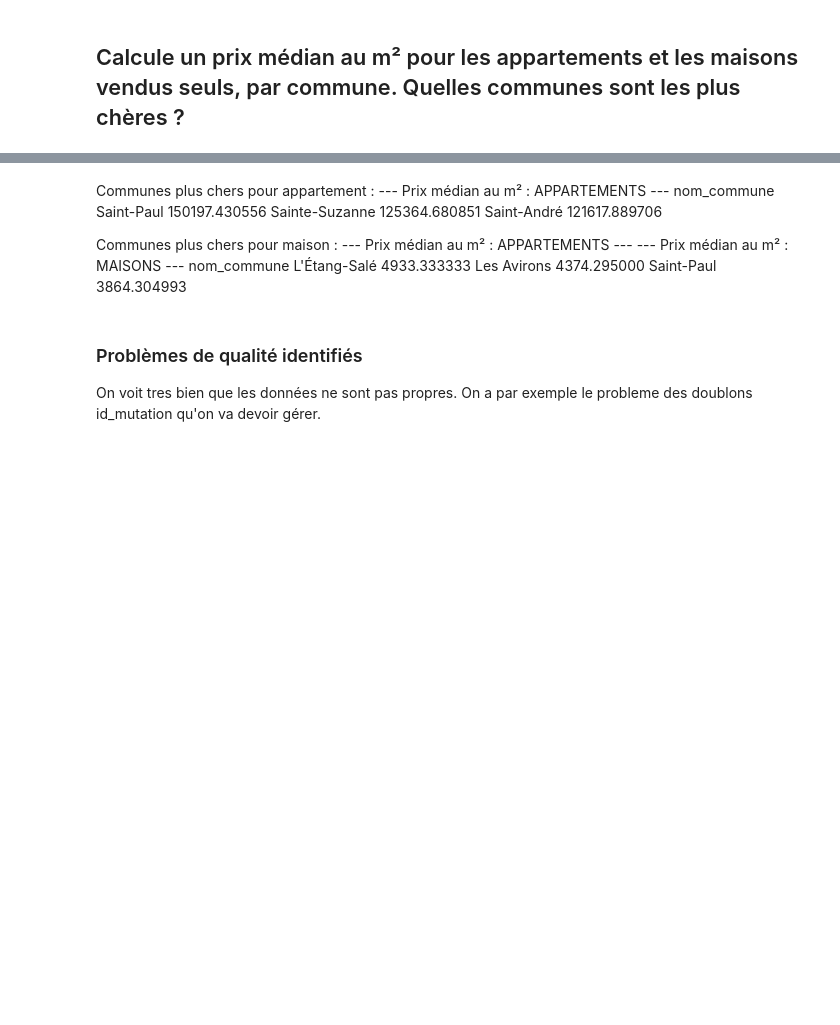
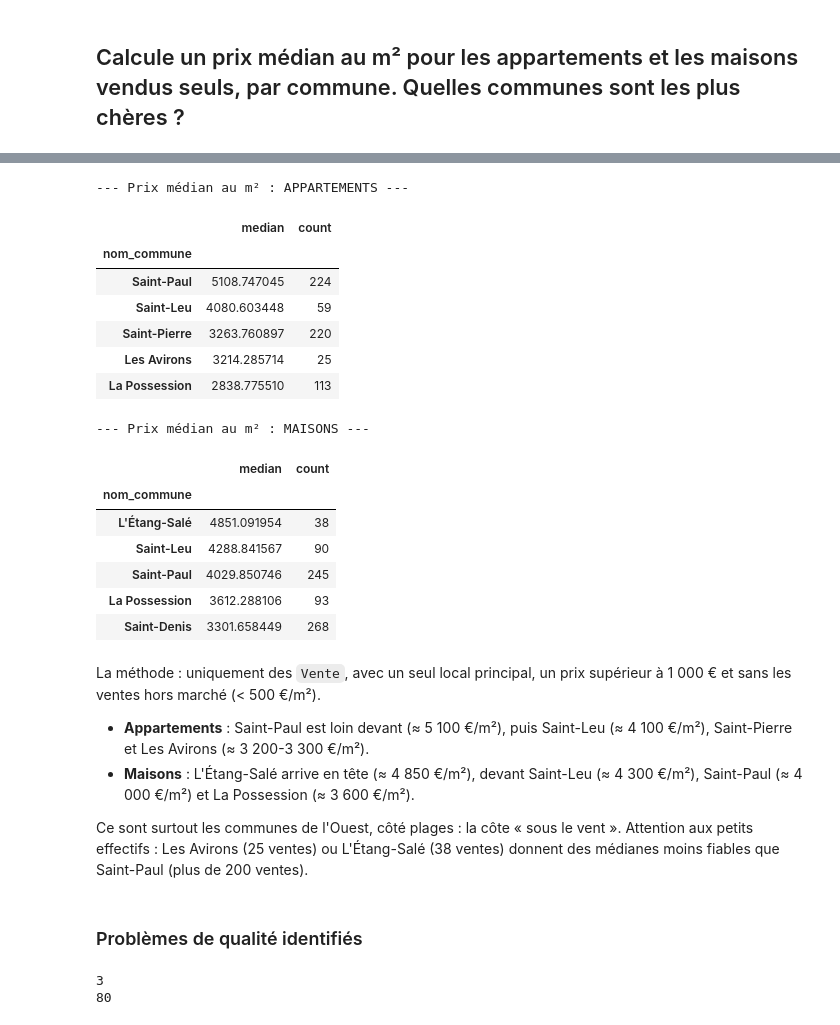
Before and after one commit to assadakh/reunion-immobilier-data, a Jupyter notebook: notebooks/01_exploration_dvf.ipynb, the cells around one changed output, grey strips where cells are left out. Saved outputs shown, nothing was run; the diff lists cells and outputs as text; code cells hidden in the pictures; blank space fills up the shorter version.

```diff
--- a/notebooks/01_exploration_dvf.ipynb
+++ b/notebooks/01_exploration_dvf.ipynb
@@ -196,19 +266,38 @@ Name: prix_m2, dtype: float64
+# %%
+print("--- Prix médian au m² : APPARTEMENTS ---")
+display(prix_median_m2(df, 'Appartement').head(5))
+
+print("--- Prix médian au m² : MAISONS ---")
+display(prix_median_m2(df, 'Maison').head(5))
+# %% [output]
+--- Prix médian au m² : APPARTEMENTS ---
+|  | median | count |
+| nom_commune |  |  |
+| Saint-Paul | 5108.747045 | 224 |
+| Saint-Leu | 4080.603448 | 59 |
+| Saint-Pierre | 3263.760897 | 220 |
+| Les Avirons | 3214.285714 | 25 |
+| La Possession | 2838.775510 | 113 |
+--- Prix médian au m² : MAISONS ---
+|  | median | count |
+| nom_commune |  |  |
+| L'Étang-Salé | 4851.091954 | 38 |
+| Saint-Leu | 4288.841567 | 90 |
+| Saint-Paul | 4029.850746 | 245 |
+| La Possession | 3612.288106 | 93 |
+| Saint-Denis | 3301.658449 | 268 |
 # %% [markdown]
-Communes plus chers pour appartement :
---- Prix médian au m² : APPARTEMENTS ---
-nom_commune
-Saint-Paul           150197.430556
-Sainte-Suzanne       125364.680851
-Saint-André          121617.889706
+La méthode : uniquement des `Vente`, avec un seul local principal, un prix supérieur à 1 000 € et sans les ventes hors marché (< 500 €/m²).
 
-Communes plus chers pour maison :
---- Prix médian au m² : APPARTEMENTS ---
---- Prix médian au m² : MAISONS ---
-nom_commune
-L'Étang-Salé               4933.333333
-Les Avirons                4374.295000
-Saint-Paul                 3864.304993
+- **Appartements** : Saint-Paul est loin devant (≈ 5 100 €/m²), puis Saint-Leu (≈ 4 100 €/m²), Saint-Pierre et Les Avirons (≈ 3 200-3 300 €/m²).
+- **Maisons** : L'Étang-Salé arrive en tête (≈ 4 850 €/m²), devant Saint-Leu (≈ 4 300 €/m²), Saint-Paul (≈ 4 000 €/m²) et La Possession (≈ 3 600 €/m²).
+
+Ce sont surtout les communes de l'Ouest, côté plages : la côte « sous le vent ». Attention aux petits effectifs : Les Avirons (25 ventes) ou L'Étang-Salé (38 ventes) donnent des médianes moins fiables que Saint-Paul (plus de 200 ventes).
 # %% [markdown]
 ### Problèmes de qualité identifiés
-
-On voit tres bien que les données ne sont pas propres. On a par exemple le probleme des doublons id_mutation qu'on va devoir gérer.
+# %%
+print(appart['hors_marche'].sum())
+print(maison['hors_marche'].sum())
+# %% [output]
+3
+80
```
Also changed, not shown: parts of 11 cells of this notebook.
